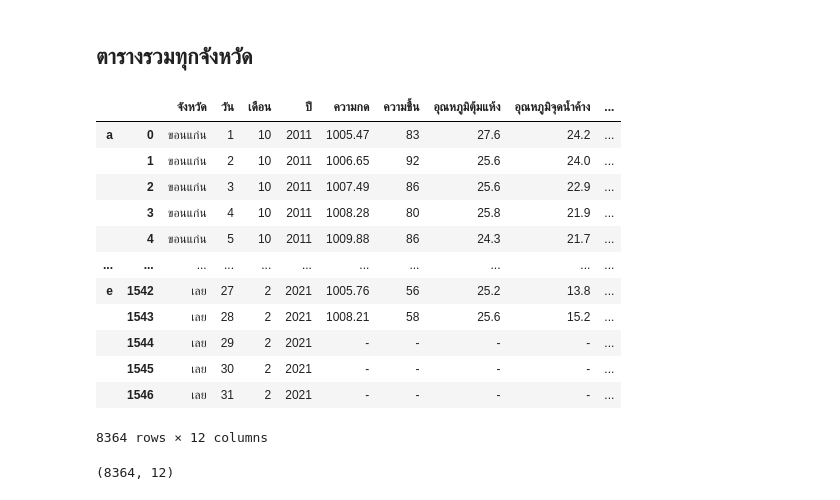
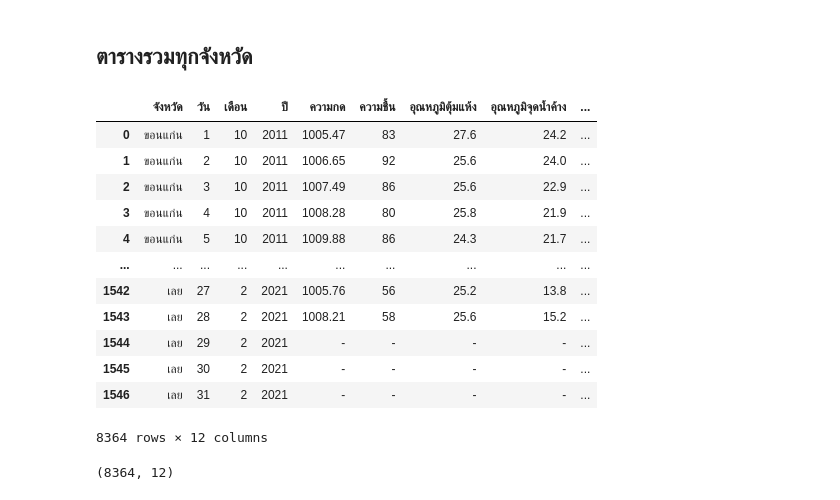
Before and after one commit to supatsara2002/bsc_dpdm22, a Jupyter notebook: Quiz_Group_5_20_of_Midterm.ipynb, the cells around one changed output. Cells and saved outputs as stored; diff of their text form; code cells hidden in the pictures.

```diff
--- a/Quiz_Group_5_20_of_Midterm.ipynb
+++ b/Quiz_Group_5_20_of_Midterm.ipynb
@@ -1222,0 +1199,6 @@ np7
+# %%
+table_np = reduce(lambda left, right:
+                     pd.merge(left , right,
+                              on = ["จังหวัด","วัน","เดือน","ปี"]),
+                     [np_pres4,np_hu4,np_dry4,np_dewp4,np_lowt4,np_cl4,np_rain4,np_wind4])
+table_np
@@ -1231,3 +1227,9 @@ sk_lowt4 = sk_lowt3[['จังหวัด','วัน','เดือน','ป
 sk_cl4 = sk_cl3[['จังหวัด','วัน','เดือน','ปี','จำนวนเมฆ']]
 sk_rain4 = sk_rain3[['จังหวัด','วัน','เดือน','ปี','ปริมาณฝน']]
 sk_wind4 = sk_wind3[['จังหวัด','วัน','เดือน','ปี','ความเร็วลม']]
+# %%
+table_sk = reduce(lambda left, right:
+                     pd.merge(left , right,
+                              on = ["จังหวัด","วัน","เดือน","ปี"]),
+                     [sk_pres4,sk_hu4,sk_dry4,sk_dewp4,sk_lowt4,sk_cl4,sk_rain4,sk_wind4])
+table_sk
@@ -1290,0 +1284,6 @@ nk7
+# %%
+table_nk = reduce(lambda left, right:
+                     pd.merge(left , right,
+                              on = ["จังหวัด","วัน","เดือน","ปี"]),
+                     [nk_pres4,nk_hu4,nk_dry4,nk_dewp4,nk_lowt4,nk_cl4,nk_rain4,nk_wind4])
+table_nk
@@ -1324,0 +1315,6 @@ l7
+# %%
+table_l = reduce(lambda left, right:
+                     pd.merge(left , right,
+                              on = ["จังหวัด","วัน","เดือน","ปี"]),
+                     [l_pres4,l_hu4,l_dry4,l_dewp4,l_lowt4,l_cl4,l_rain4,l_wind4])
+table_l
@@ -1330,17 +1337,19 @@ table = pd.concat(all)
-# %%
-table
-# %% [output]
-|  |  | จังหวัด | วัน | เดือน | ปี | ความกด | ความชื้น | อุณหภูมิตุ้มแห้ง | อุณหภูมิจุดน้ำค้าง | ... |
-| a | 0 | ขอนแก่น | 1 | 10 | 2011 | 1005.47 | 83 | 27.6 | 24.2 | ... |
-|  | 1 | ขอนแก่น | 2 | 10 | 2011 | 1006.65 | 92 | 25.6 | 24.0 | ... |
-|  | 2 | ขอนแก่น | 3 | 10 | 2011 | 1007.49 | 86 | 25.6 | 22.9 | ... |
-|  | 3 | ขอนแก่น | 4 | 10 | 2011 | 1008.28 | 80 | 25.8 | 21.9 | ... |
-|  | 4 | ขอนแก่น | 5 | 10 | 2011 | 1009.88 | 86 | 24.3 | 21.7 | ... |
-| ... | ... | ... | ... | ... | ... | ... | ... | ... | ... | ... |
-| e | 1542 | เลย | 27 | 2 | 2021 | 1005.76 | 56 | 25.2 | 13.8 | ... |
-|  | 1543 | เลย | 28 | 2 | 2021 | 1008.21 | 58 | 25.6 | 15.2 | ... |
-|  | 1544 | เลย | 29 | 2 | 2021 | - | - | - | - | ... |
-|  | 1545 | เลย | 30 | 2 | 2021 | - | - | - | - | ... |
-|  | 1546 | เลย | 31 | 2 | 2021 | - | - | - | - | ... |
-8364 rows × 12 columns
+# %%
+all = [table_kk,table_np,table_sk,table_nk,table_l]
+table_all = pd.concat(all)
+table_all
+# %% [output]
+|  | จังหวัด | วัน | เดือน | ปี | ความกด | ความชื้น | อุณหภูมิตุ้มแห้ง | อุณหภูมิจุดน้ำค้าง | ... |
+| 0 | ขอนแก่น | 1 | 10 | 2011 | 1005.47 | 83 | 27.6 | 24.2 | ... |
+| 1 | ขอนแก่น | 2 | 10 | 2011 | 1006.65 | 92 | 25.6 | 24.0 | ... |
+| 2 | ขอนแก่น | 3 | 10 | 2011 | 1007.49 | 86 | 25.6 | 22.9 | ... |
+| 3 | ขอนแก่น | 4 | 10 | 2011 | 1008.28 | 80 | 25.8 | 21.9 | ... |
+| 4 | ขอนแก่น | 5 | 10 | 2011 | 1009.88 | 86 | 24.3 | 21.7 | ... |
+| ... | ... | ... | ... | ... | ... | ... | ... | ... | ... |
+| 1542 | เลย | 27 | 2 | 2021 | 1005.76 | 56 | 25.2 | 13.8 | ... |
+| 1543 | เลย | 28 | 2 | 2021 | 1008.21 | 58 | 25.6 | 15.2 | ... |
+| 1544 | เลย | 29 | 2 | 2021 | - | - | - | - | ... |
+| 1545 | เลย | 30 | 2 | 2021 | - | - | - | - | ... |
+| 1546 | เลย | 31 | 2 | 2021 | - | - | - | - | ... |
+8364 rows × 12 columns
 # %%
```
Also changed, not shown: parts of 12 cells of this notebook.
